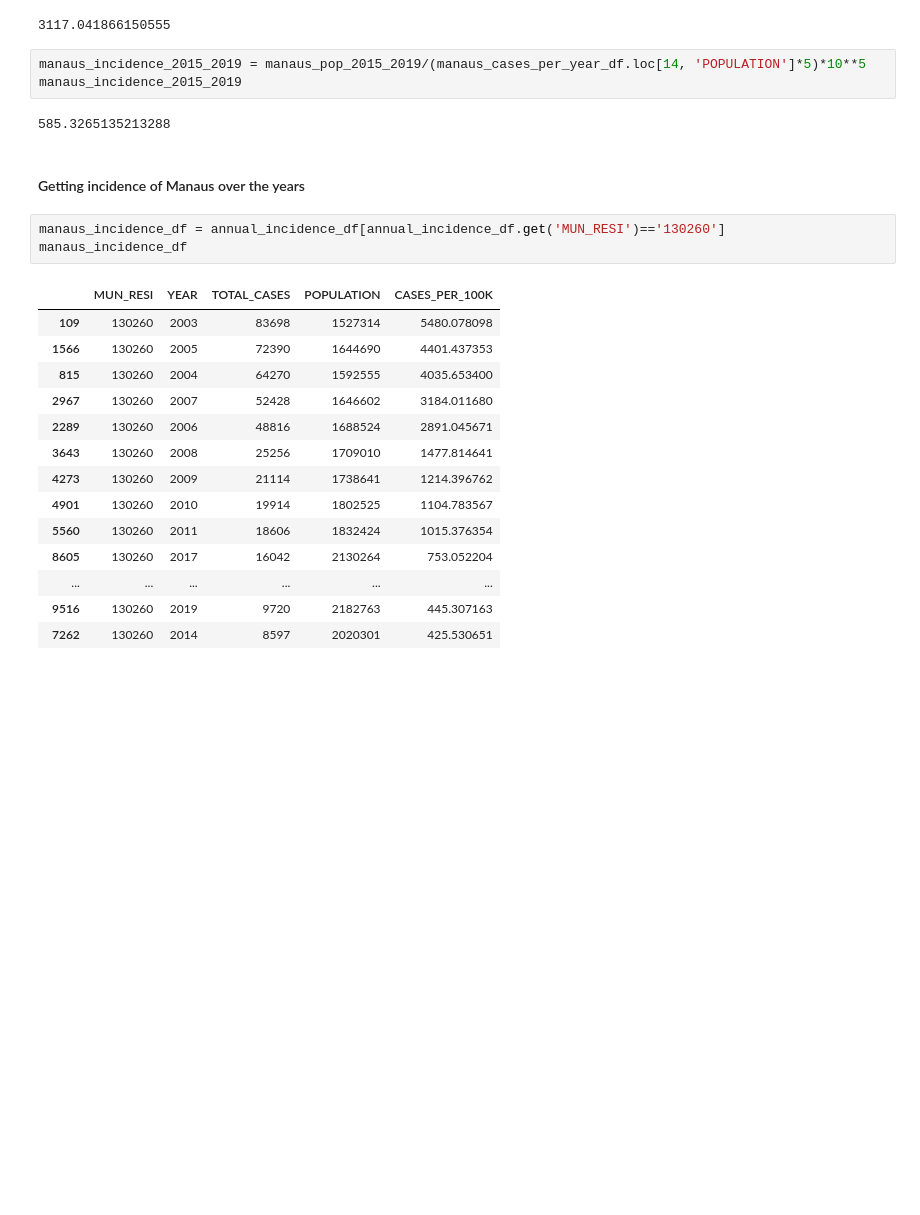
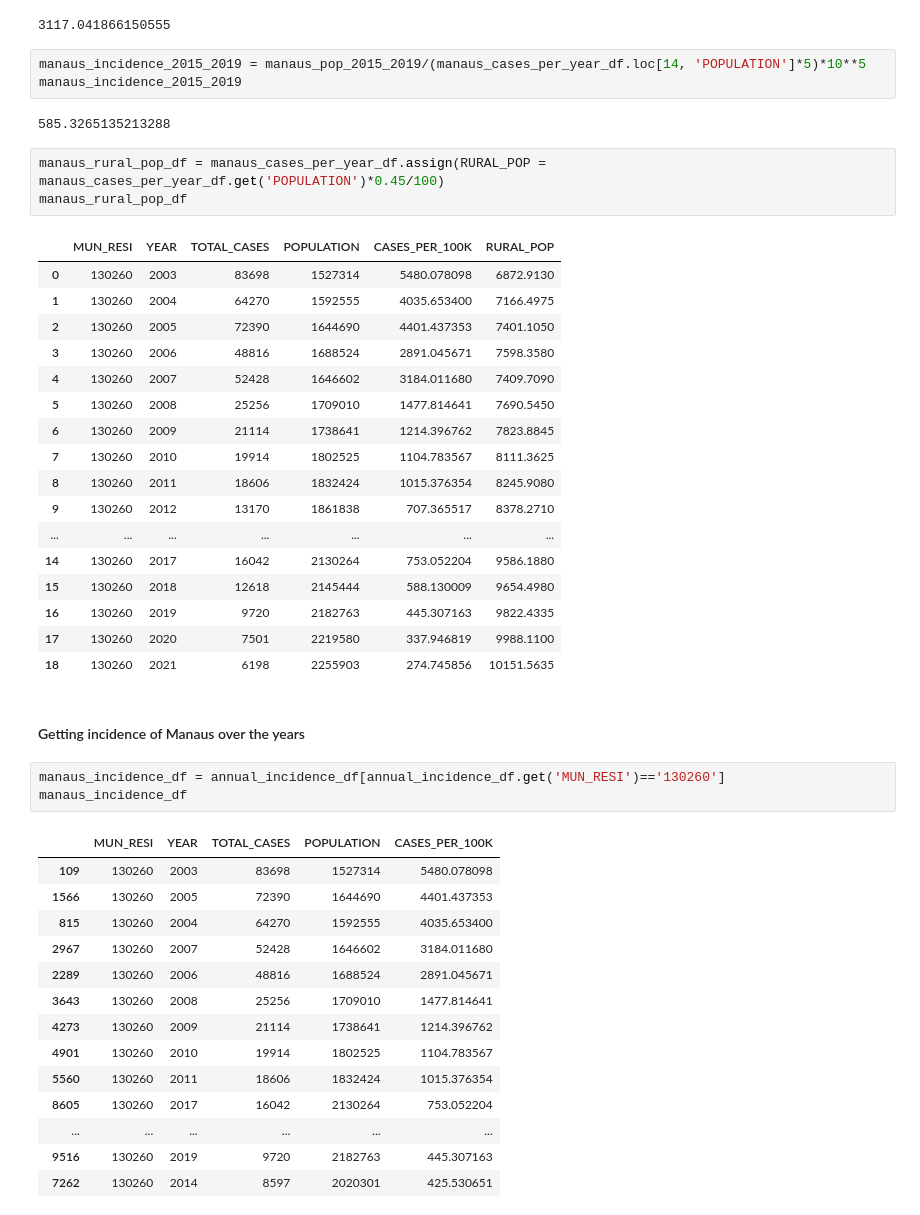
Before and after one commit to RaphaLevy/Study_on_Malaria_dynamics, a Jupyter notebook: sivep_data/SIVEP_Data.ipynb, the cells around one changed output. Drawn from its saved outputs; the diff is of its cells as text; blank space fills up the shorter version.

Commit message:
Adds column of Manaus' rural population over the years

```diff
--- a/sivep_data/SIVEP_Data.ipynb
+++ b/sivep_data/SIVEP_Data.ipynb
@@ -839,6 +839,27 @@ manaus_incidence_2015_2019 = manaus_pop_2015_2019/(manaus_cases_per_year_df.loc[
 manaus_incidence_2015_2019
 # %% [output]
 585.3265135213288
+# %%
+manaus_rural_pop_df = manaus_cases_per_year_df.assign(RURAL_POP = manaus_cases_per_year_df.get('POPULATION')*0.45/100)
+manaus_rural_pop_df
+# %% [output]
+|  | MUN_RESI | YEAR | TOTAL_CASES | POPULATION | CASES_PER_100K | RURAL_POP |
+| 0 | 130260 | 2003 | 83698 | 1527314 | 5480.078098 | 6872.9130 |
+| 1 | 130260 | 2004 | 64270 | 1592555 | 4035.653400 | 7166.4975 |
+| 2 | 130260 | 2005 | 72390 | 1644690 | 4401.437353 | 7401.1050 |
+| 3 | 130260 | 2006 | 48816 | 1688524 | 2891.045671 | 7598.3580 |
+| 4 | 130260 | 2007 | 52428 | 1646602 | 3184.011680 | 7409.7090 |
+| 5 | 130260 | 2008 | 25256 | 1709010 | 1477.814641 | 7690.5450 |
+| 6 | 130260 | 2009 | 21114 | 1738641 | 1214.396762 | 7823.8845 |
+| 7 | 130260 | 2010 | 19914 | 1802525 | 1104.783567 | 8111.3625 |
+| 8 | 130260 | 2011 | 18606 | 1832424 | 1015.376354 | 8245.9080 |
+| 9 | 130260 | 2012 | 13170 | 1861838 | 707.365517 | 8378.2710 |
+| ... | ... | ... | ... | ... | ... | ... |
+| 14 | 130260 | 2017 | 16042 | 2130264 | 753.052204 | 9586.1880 |
+| 15 | 130260 | 2018 | 12618 | 2145444 | 588.130009 | 9654.4980 |
+| 16 | 130260 | 2019 | 9720 | 2182763 | 445.307163 | 9822.4335 |
+| 17 | 130260 | 2020 | 7501 | 2219580 | 337.946819 | 9988.1100 |
+| 18 | 130260 | 2021 | 6198 | 2255903 | 274.745856 | 10151.5635 |
 # %% [markdown]
 #### Getting incidence of Manaus over the years
 # %%
```
